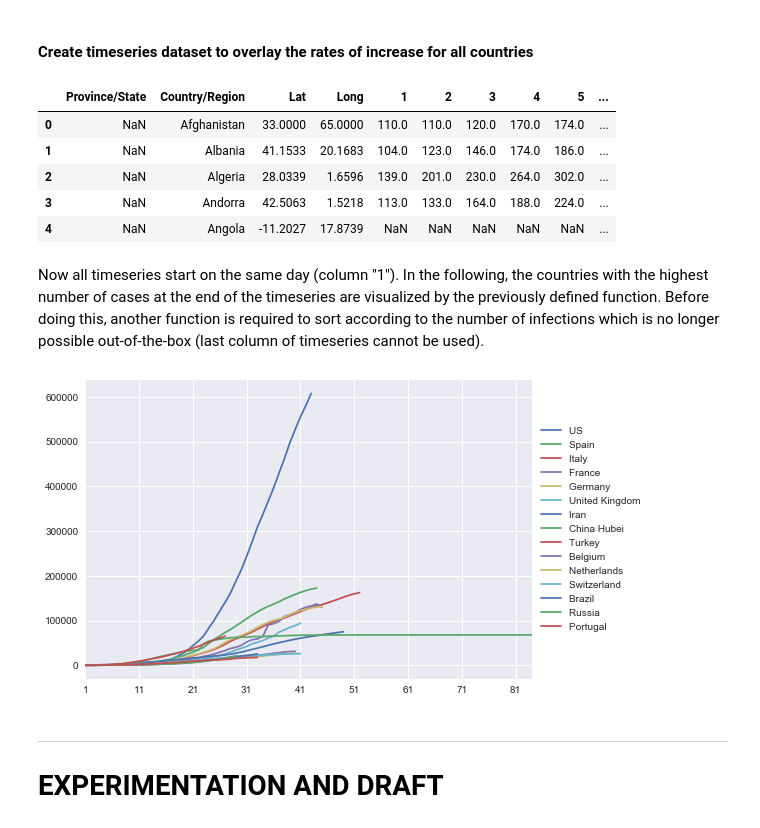
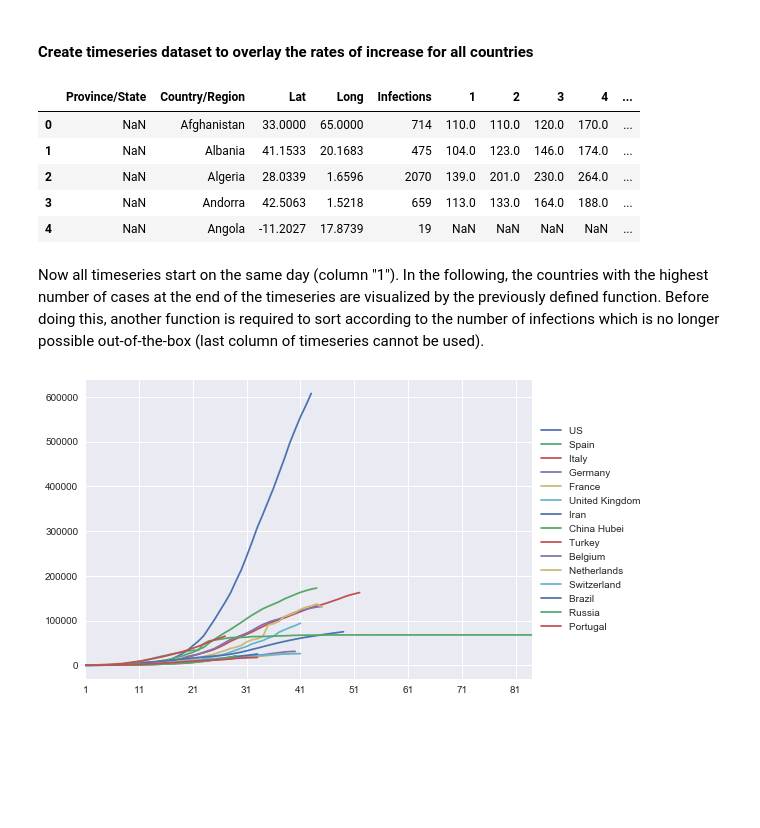
Before and after one commit to MiRoDS/DataScience_Project4, a Jupyter notebook: CapstoneProject.ipynb, the cells around one changed output. Saved outputs shown, nothing was run; the diff lists cells and outputs as text; code cells hidden in the pictures; blank space fills up the shorter version.

```diff
--- a/CapstoneProject.ipynb
+++ b/CapstoneProject.ipynb
@@ -235,6 +238,7 @@ def normalize_timeseries(df, outbreak_threshold):
     df_output['Country/Region']=df['Country/Region']
     df_output['Lat']=df['Lat']
     df_output['Long']=df['Long']
+    df_output['Infections']=0 # New column which is later on used for sorting
 
     # Iterate over all rows
     for index, row in df.iterrows():
@@ -249,17 +253,20 @@ def normalize_timeseries(df, outbreak_threshold):
                     df_output.at[index, str(new_column)]=df.at[index, col_name] # Copy case number in new column in output
                     new_column=new_column+1 # Count up column
 
+        # Add the number of infections
+        df_output.at[index, 'Infections']=df.iloc[index, -1]
+
     return df_output # Return output dataframe
 # %%
 df_norm=normalize_timeseries(df_timeseries, 100)
 df_norm.head()
 # %% [output]
-|  | Province/State | Country/Region | Lat | Long | 1 | 2 | 3 | 4 | 5 | ... |
-| 0 | NaN | Afghanistan | 33.0000 | 65.0000 | 110.0 | 110.0 | 120.0 | 170.0 | 174.0 | ... |
-| 1 | NaN | Albania | 41.1533 | 20.1683 | 104.0 | 123.0 | 146.0 | 174.0 | 186.0 | ... |
-| 2 | NaN | Algeria | 28.0339 | 1.6596 | 139.0 | 201.0 | 230.0 | 264.0 | 302.0 | ... |
-| 3 | NaN | Andorra | 42.5063 | 1.5218 | 113.0 | 133.0 | 164.0 | 188.0 | 224.0 | ... |
-| 4 | NaN | Angola | -11.2027 | 17.8739 | NaN | NaN | NaN | NaN | NaN | ... |
+|  | Province/State | Country/Region | Lat | Long | Infections | 1 | 2 | 3 | 4 | ... |
+| 0 | NaN | Afghanistan | 33.0000 | 65.0000 | 714 | 110.0 | 110.0 | 120.0 | 170.0 | ... |
+| 1 | NaN | Albania | 41.1533 | 20.1683 | 475 | 104.0 | 123.0 | 146.0 | 174.0 | ... |
+| 2 | NaN | Algeria | 28.0339 | 1.6596 | 2070 | 139.0 | 201.0 | 230.0 | 264.0 | ... |
+| 3 | NaN | Andorra | 42.5063 | 1.5218 | 659 | 113.0 | 133.0 | 164.0 | 188.0 | ... |
+| 4 | NaN | Angola | -11.2027 | 17.8739 | 19 | NaN | NaN | NaN | NaN | ... |
 # %% [markdown]
 Now all timeseries start on the same day (column "1"). In the following, the countries with the highest number of cases at the end of the timeseries are visualized by the previously defined function. Before doing this, another function is required to sort according to the number of infections which is no longer possible out-of-the-box (last column of timeseries cannot be used).
 # %%
@@ -275,36 +282,39 @@ def sort_according_to_number_of_infections(df):
     Sorts the rows in a descending manner according the number of infections
     '''
 
+    # Create output dataframe
     df_output=df.copy()
 
-    # Sort according to the number of infections
-    # Iterate over all rows in df and fill the user item data frame
-    for index, row in df_output.iterrows():
+    # If the columns with the number of infections is already there (create by normalize_timeseries), sort according to it.
+    if 'Infections' in df:
+        # Sort according to number of infections
+        df_output=df_output.sort_values(by='Infections', ascending=False)
 
-        # Iterate over all columns
-        counter=0 #
-        infections=0
-        for col_name, col_data in df_output.iteritems():
-            counter=counter+1 # Count the columns
-            if counter>4:     # The timeseries start from column 5
-                if df_output.at[index, col_name]>infections:
-                    infections=df_output.at[index, col_name] # If there is a higher number of cases, overwrite old value
+    # If the column does not exist, create it temporarily and sort accoring to it.
+    else:
+        # Iterate over all rows
+        for index, row in df_output.iterrows():
 
-        df_output.at[index, 'Infections']=infections
+            # Iterate over all columns
+            counter=0 #
+            infections=0
+            for col_name, col_data in df_output.iteritems():
+                counter=counter+1 # Count the columns
+                if counter>4:     # The timeseries start from column 5
+                    if df_output.at[index, col_name]>infections:
+                        infections=df_output.at[index, col_name] # If there is a higher number of cases, overwrite old value
 
-    # Sort according to number of infections
-    df_output=df_output.sort_values(by='Infections', ascending=False)
+            df_output.at[index, 'Infections']=infections
 
-    # Delete helper column after sorting
-    del df_output['Infections']
+        # Sort according to number of infections
+        df_output=df_output.sort_values(by='Infections', ascending=False)
+
+        # Delete helper column after sorting
+        del df_output['Infections']
 
     return df_output
 # %%
 # Visualize the 15 countries with the highest number of infections (sorted ascendingly and select top 15)
-visualize_timeseries(sort_according_to_number_of_infections(df_norm).head(15))
+visualize_timeseries(sort_according_to_number_of_infections(df_norm).head(15), False)
 # %% [output]
-[figure, old version]
+[figure, new version]
-# %% [markdown]
----
-
-# EXPERIMENTATION AND DRAFT
```
Also changed, not shown: parts of 35 cells of this notebook.
